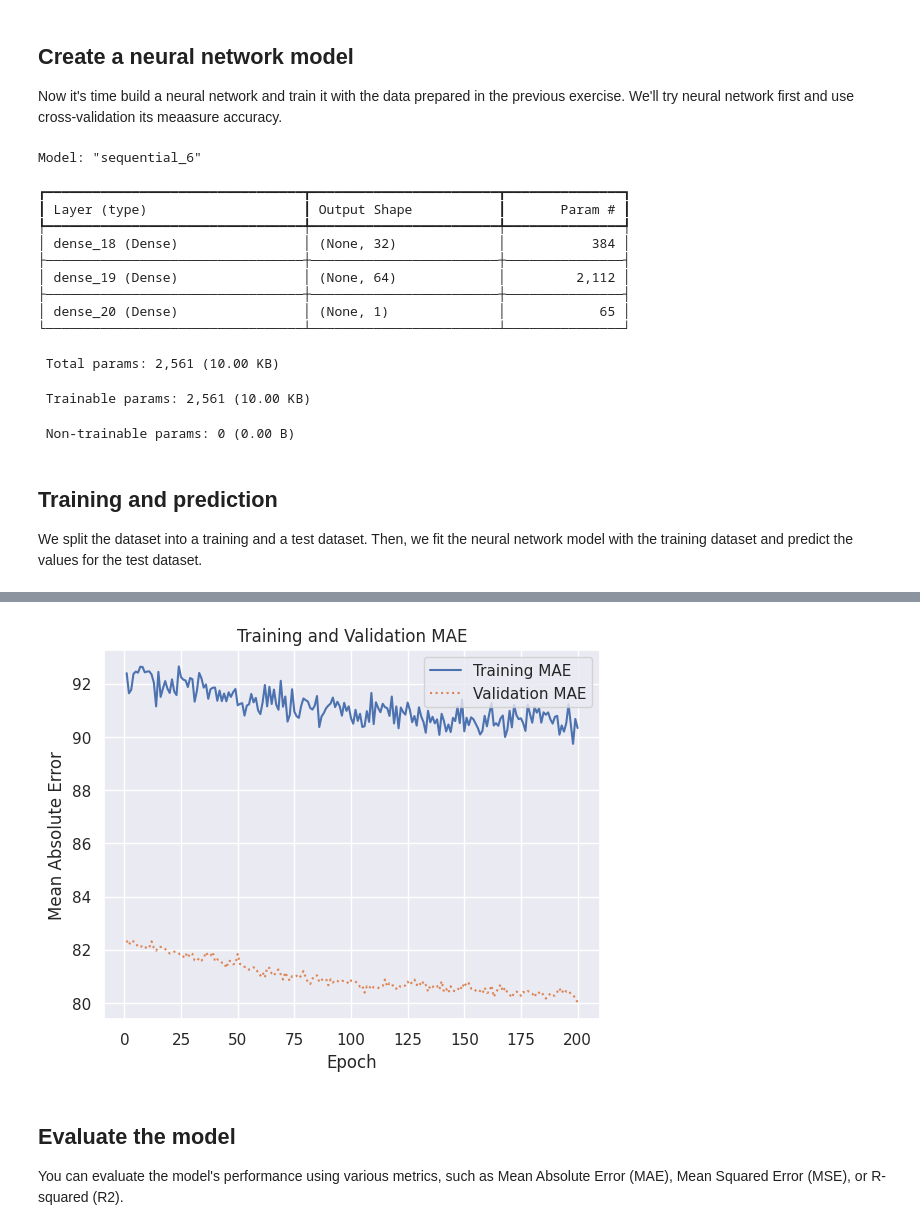
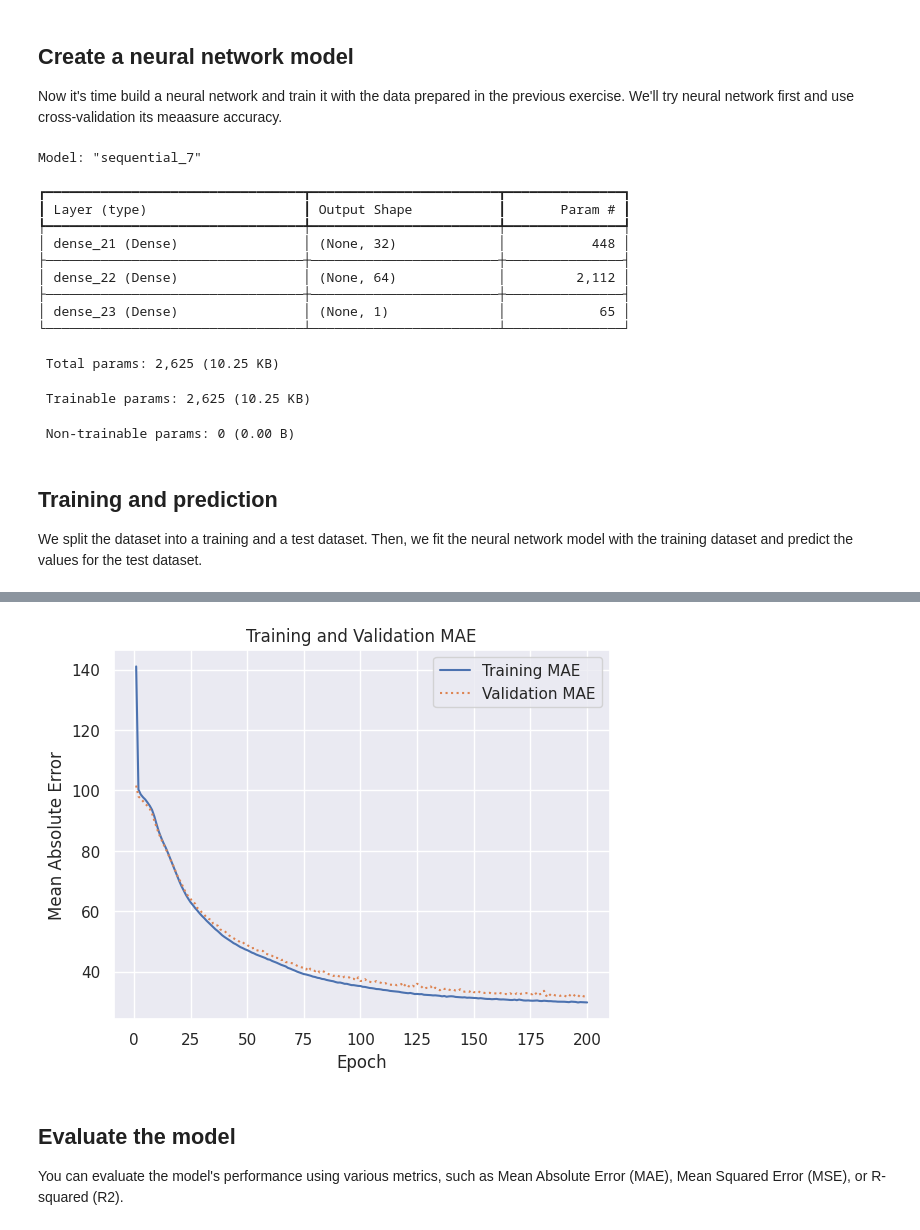
Before and after one commit to martinroth25/ai_transportation_course, a Jupyter notebook: Exercise_7_Neural_networks/Exercise7_Neural_Networks_2.ipynb, the cells around one changed output, grey strips where cells are left out. Saved outputs shown, nothing was run; the diff lists cells and outputs as text; code cells hidden in the pictures.

```diff
--- a/Exercise_7_Neural_networks/Exercise7_Neural_Networks_2.ipynb
+++ b/Exercise_7_Neural_networks/Exercise7_Neural_Networks_2.ipynb
@@ -115,32 +135,37 @@ Now it's time build a neural network and train it with the data prepared in the
 from tensorflow.keras.models import Sequential
 from tensorflow.keras.layers import Dense
 
-# Create a Sequential model, which is a linear stack of layers.
-model = Sequential()
-# Add a Dense layer with 32 units, ReLU activation, and an input dimension of 11.
-model.add(Dense(32, activation='relu', input_dim=11))
-# Add another Dense layer with 64 units and ReLU activation.
-model.add(Dense(64, activation='relu'))
-# Add a final Dense layer with 1 unit (typically used for regression tasks).
-model.add(Dense(1))
+def construct_network_model(input_dim):
+  # Create a Sequential model, which is a linear stack of layers.
+  model = Sequential()
+  # Add a Dense layer with 32 units, ReLU activation, and an input dimension matching the input data.
+  model.add(Dense(32, activation='relu', input_dim=input_dim))
+  # Add another Dense layer with 64 units and ReLU activation.
+  model.add(Dense(64, activation='relu'))
+  # Add a final Dense layer with 1 unit (typically used for regression tasks).
+  model.add(Dense(1))
+  return model
+
+model = construct_network_model(X_train_scaled_updated.shape[1])
+
 # Compile the model with the Adam optimizer, Mean Absolute Error (MAE) loss function,
 # and MAE metric to be used during training.
 model.compile(optimizer='adam', loss='mae', metrics=['mae'])
 # Display a summary of the model architecture, including the number of parameters.
 model.summary()
 # %% [output]
-Model: "sequential_6"
+Model: "sequential_7"
 ┏━━━━━━━━━━━━━━━━━━━━━━━━━━━━━━━━━┳━━━━━━━━━━━━━━━━━━━━━━━━┳━━━━━━━━━━━━━━━┓
 ┃ Layer (type)                    ┃ Output Shape           ┃       Param # ┃
 ┡━━━━━━━━━━━━━━━━━━━━━━━━━━━━━━━━━╇━━━━━━━━━━━━━━━━━━━━━━━━╇━━━━━━━━━━━━━━━┩
-│ dense_18 (Dense)                │ (None, 32)             │           384 │
+│ dense_21 (Dense)                │ (None, 32)             │           448 │
 ├─────────────────────────────────┼────────────────────────┼───────────────┤
-│ dense_19 (Dense)                │ (None, 64)             │         2,112 │
+│ dense_22 (Dense)                │ (None, 64)             │         2,112 │
 ├─────────────────────────────────┼────────────────────────┼───────────────┤
-│ dense_20 (Dense)                │ (None, 1)              │            65 │
+│ dense_23 (Dense)                │ (None, 1)              │            65 │
 └─────────────────────────────────┴────────────────────────┴───────────────┘
- Total params: 2,561 (10.00 KB)
+ Total params: 2,625 (10.25 KB)
- Trainable params: 2,561 (10.00 KB)
+ Trainable params: 2,625 (10.25 KB)
  Non-trainable params: 0 (0.00 B)
 # %% [markdown]
 ## Training and prediction
@@ -151,7 +176,7 @@ import matplotlib.pyplot as plt
 import seaborn as sns
 
 # Fit the model to the training data, specifying validation split, epochs, and batch size.
-hist = model.fit(X_train_scaled, y_train, validation_split=0.2, epochs=200, batch_size=32)
+hist = model.fit(X_train_scaled_updated, y_train, validation_split=0.2, epochs=200, batch_size=32)
 # Set the style of the plots using Seaborn.
 sns.set()
 # Extract the training and validation Mean Absolute Error (MAE) from the training history.
@@ -168,6 +193,6 @@ plt.ylabel('Mean Absolute Error')
 plt.legend(loc='upper right')
 plt.plot()
 # Use the trained model to predict on the test data.
-y_pred = model.predict(X_test_scaled)
+y_pred = model.predict(X_test_scaled_updated)
 # %% [output]
 Epoch 1/200
@@ -190,4 +215,4 @@ Epoch 200/200
-[figure, old version]
+[figure, new version]
 # %% [markdown]
 ## Evaluate the model
 You can evaluate the model's performance using various metrics, such as Mean Absolute Error (MAE), Mean Squared Error (MSE), or R-squared (R2).
```
Also changed, not shown: parts of 11 cells of this notebook.
